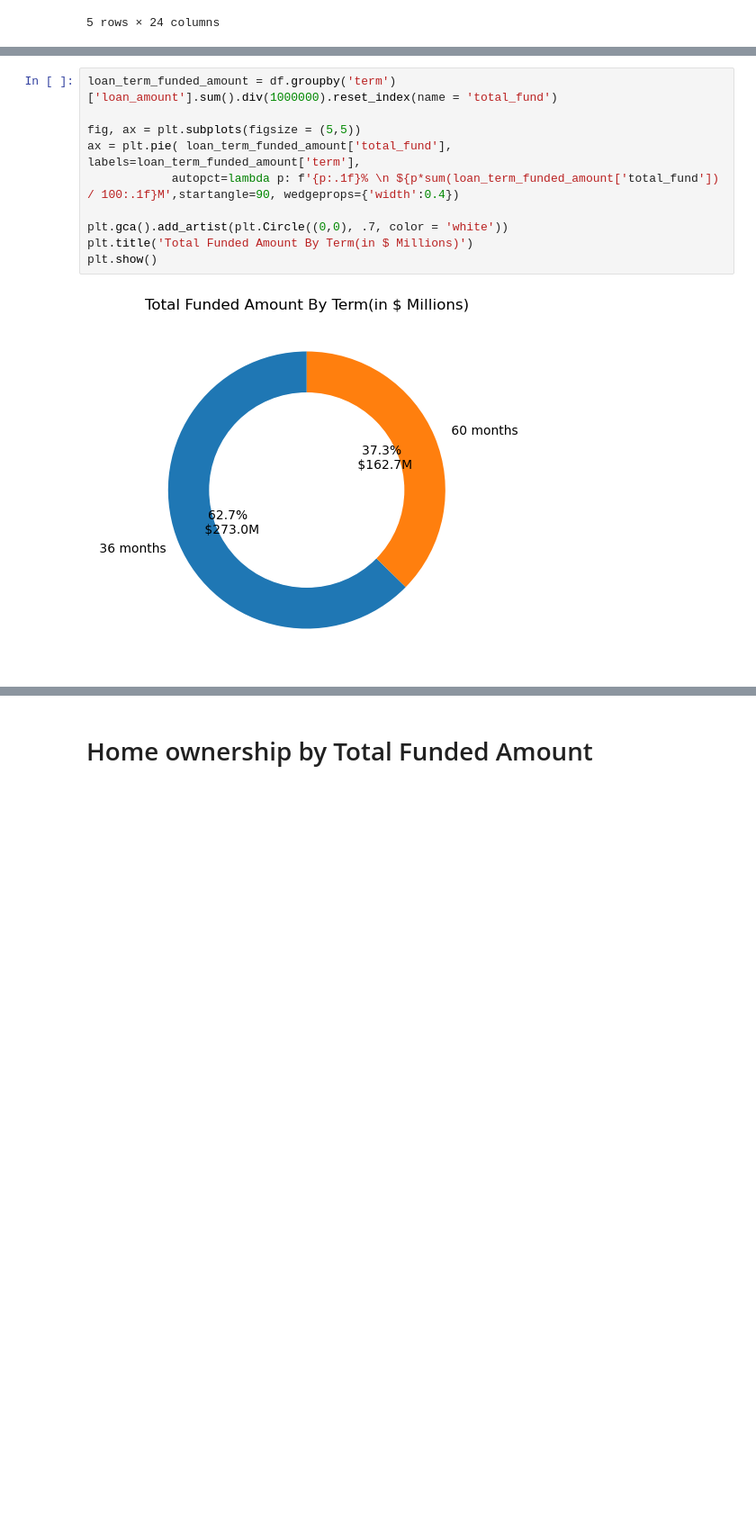
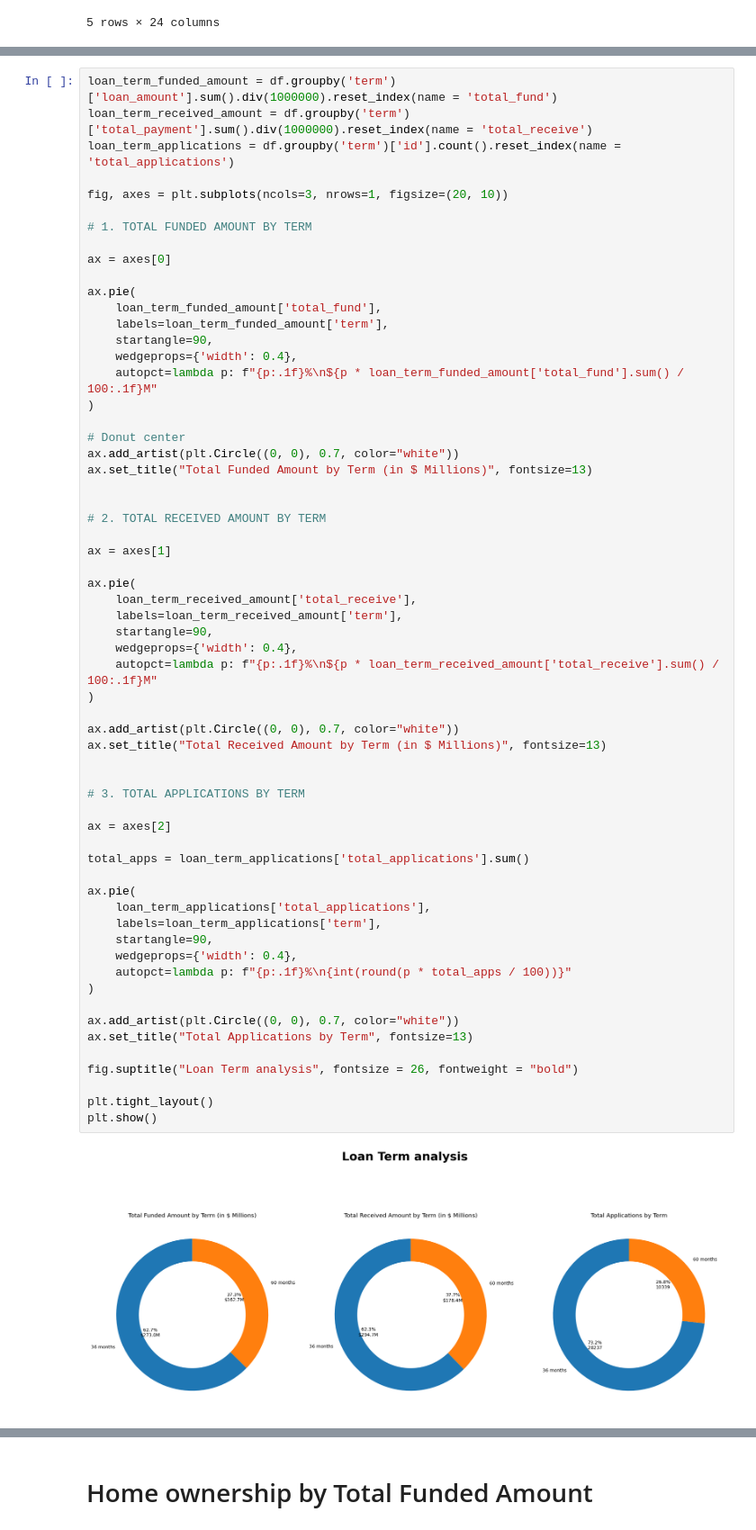
Before and after one commit to Hanzecode/Loan-Managment-KPI-analysis, a Jupyter notebook: python_kpi_analysis.ipynb, the cells around one changed output, grey strips where cells are left out. Shown at 90% size. Saved outputs shown, nothing was run; the diff lists cells and outputs as text; blank space fills up the shorter version.

```diff
--- a/python_kpi_analysis.ipynb
+++ b/python_kpi_analysis.ipynb
@@ -323,12 +374,63 @@ Text(0.5, 80.7222222222222, 'Applications amount')
 # %%
 loan_term_funded_amount = df.groupby('term')['loan_amount'].sum().div(1000000).reset_index(name = 'total_fund')
+loan_term_received_amount = df.groupby('term')['total_payment'].sum().div(1000000).reset_index(name = 'total_receive')
+loan_term_applications = df.groupby('term')['id'].count().reset_index(name = 'total_applications')
 
-fig, ax = plt.subplots(figsize = (5,5))
-ax = plt.pie( loan_term_funded_amount['total_fund'], labels=loan_term_funded_amount['term'],
-            autopct=lambda p: f'{p:.1f}% \n ${p*sum(loan_term_funded_amount['total_fund']) / 100:.1f}M',startangle=90, wedgeprops={'width':0.4})
+fig, axes = plt.subplots(ncols=3, nrows=1, figsize=(20, 10))
 
-plt.gca().add_artist(plt.Circle((0,0), .7, color = 'white'))
-plt.title('Total Funded Amount By Term(in $ Millions)')
+# 1. TOTAL FUNDED AMOUNT BY TERM
+
+ax = axes[0]
+
+ax.pie(
+    loan_term_funded_amount['total_fund'],
+    labels=loan_term_funded_amount['term'],
+    startangle=90,
+    wedgeprops={'width': 0.4},
+    autopct=lambda p: f"{p:.1f}%\n${p * loan_term_funded_amount['total_fund'].sum() / 100:.1f}M"
+)
+
+# Donut center
+ax.add_artist(plt.Circle((0, 0), 0.7, color="white"))
+ax.set_title("Total Funded Amount by Term (in $ Millions)", fontsize=13)
+
+
+# 2. TOTAL RECEIVED AMOUNT BY TERM
+
+ax = axes[1]
+
+ax.pie(
+    loan_term_received_amount['total_receive'],
+    labels=loan_term_received_amount['term'],
+    startangle=90,
+    wedgeprops={'width': 0.4},
+    autopct=lambda p: f"{p:.1f}%\n${p * loan_term_received_amount['total_receive'].sum() / 100:.1f}M"
+)
+
+ax.add_artist(plt.Circle((0, 0), 0.7, color="white"))
+ax.set_title("Total Received Amount by Term (in $ Millions)", fontsize=13)
+
+
+# 3. TOTAL APPLICATIONS BY TERM
+
+ax = axes[2]
+
+total_apps = loan_term_applications['total_applications'].sum()
+
+ax.pie(
+    loan_term_applications['total_applications'],
+    labels=loan_term_applications['term'],
+    startangle=90,
+    wedgeprops={'width': 0.4},
+    autopct=lambda p: f"{p:.1f}%\n{int(round(p * total_apps / 100))}"
+)
+
+ax.add_artist(plt.Circle((0, 0), 0.7, color="white"))
+ax.set_title("Total Applications by Term", fontsize=13)
+
+fig.suptitle("Loan Term analysis", fontsize = 26, fontweight = "bold")
+
+plt.tight_layout()
 plt.show()
 # %% [output]
-[figure, old version]
+[figure, new version]
```
Also changed, not shown: parts of 25 cells of this notebook, 1 other file.
